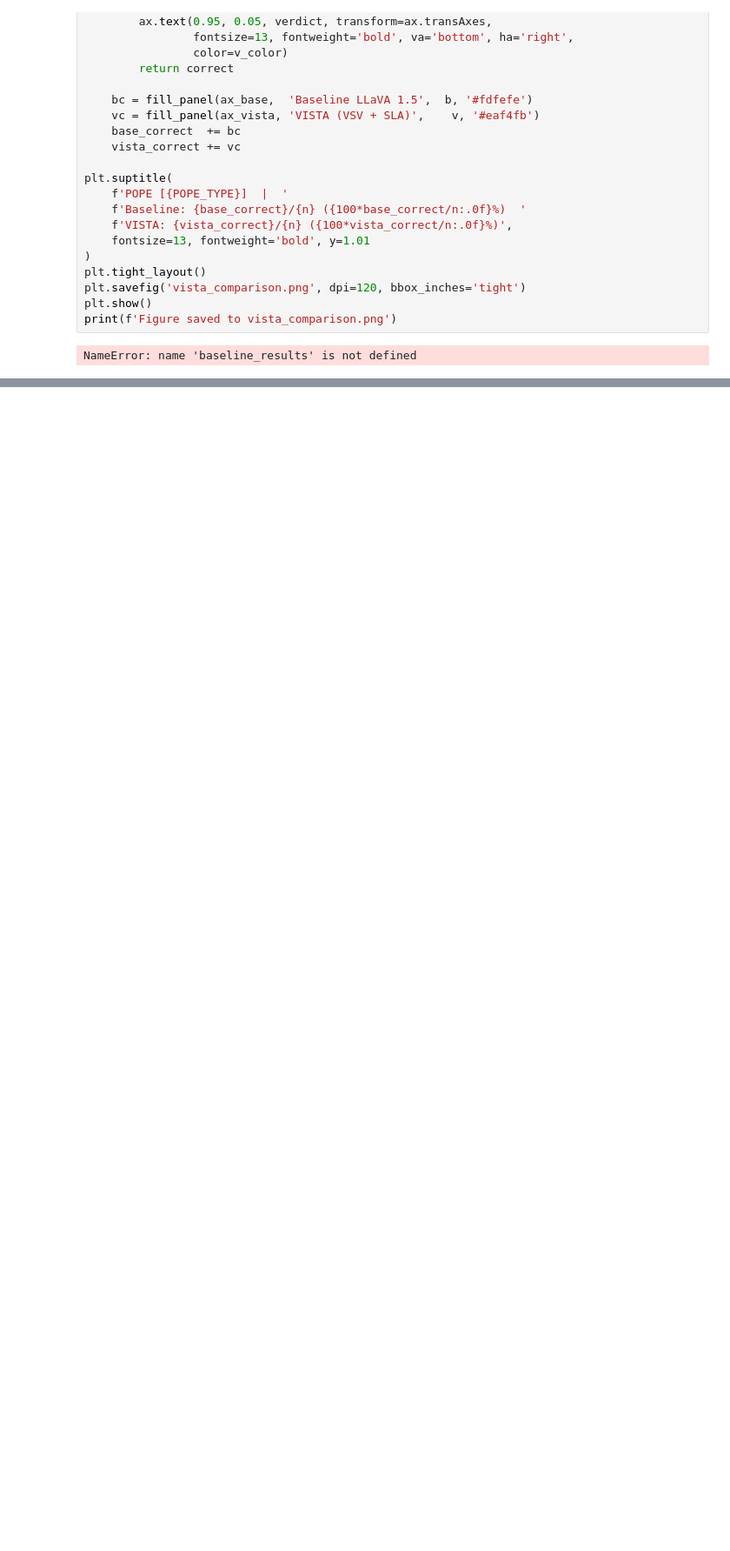
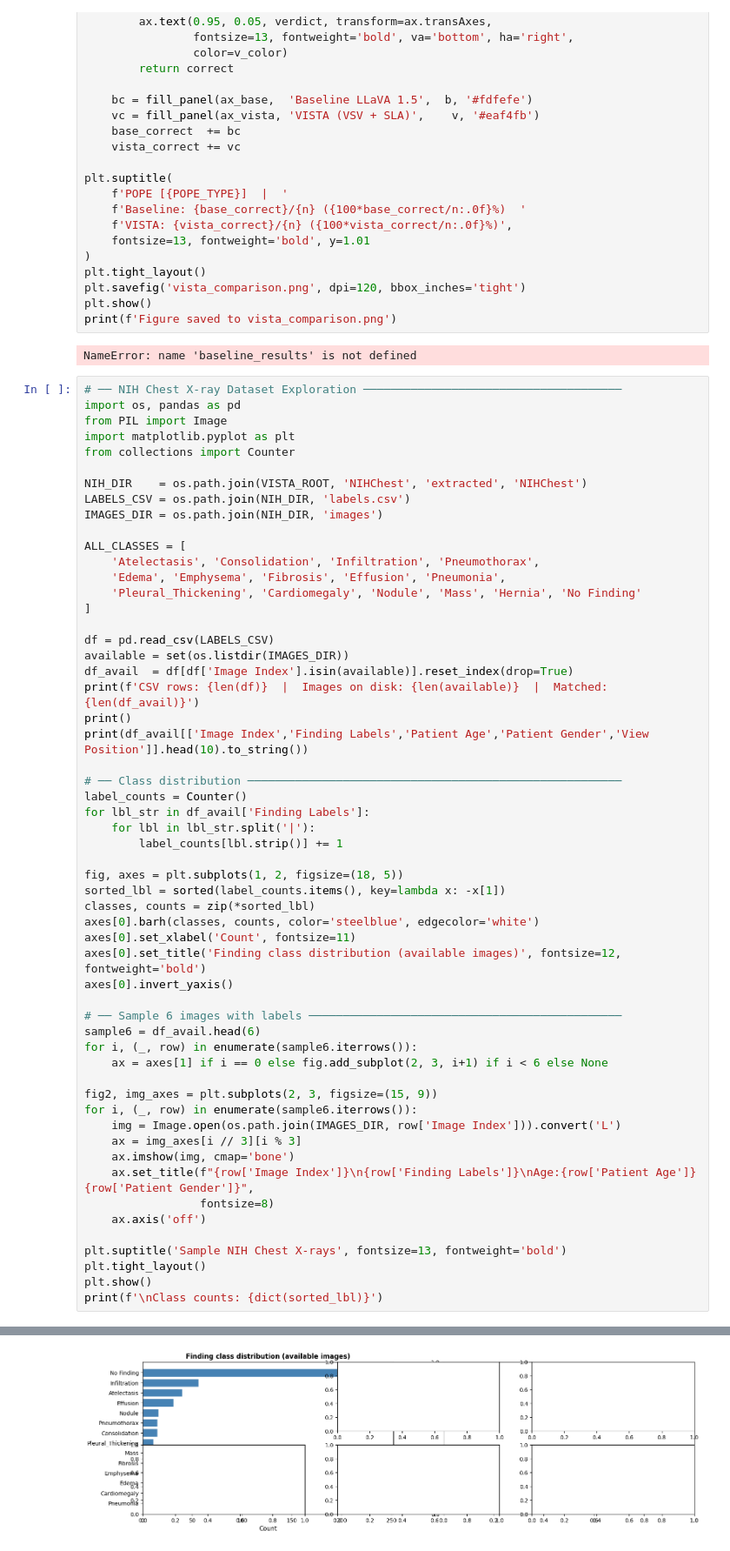
Before and after one commit to himans-iitk/VISTA, a Jupyter notebook: vista_pope_demo.ipynb, the cells around one changed output, grey strips where cells are left out. Shown at 87% size. Saved outputs shown, nothing was run; the diff lists cells and outputs as text; blank space fills up the shorter version.

```diff
--- a/vista_pope_demo.ipynb
+++ b/vista_pope_demo.ipynb
@@ -468,3 +497,60 @@ plt.show()
 print(f'Figure saved to vista_comparison.png')
 # %% [output]
 NameError: name 'baseline_results' is not defined
+# %%
+# ── NIH Chest X-ray Dataset Exploration ──────────────────────────────────────
+import os, pandas as pd
+from PIL import Image
+import matplotlib.pyplot as plt
+from collections import Counter
+
+NIH_DIR    = os.path.join(VISTA_ROOT, 'NIHChest', 'extracted', 'NIHChest')
+LABELS_CSV = os.path.join(NIH_DIR, 'labels.csv')
+IMAGES_DIR = os.path.join(NIH_DIR, 'images')
+
+ALL_CLASSES = [
+    'Atelectasis', 'Consolidation', 'Infiltration', 'Pneumothorax',
+    'Edema', 'Emphysema', 'Fibrosis', 'Effusion', 'Pneumonia',
+    'Pleural_Thickening', 'Cardiomegaly', 'Nodule', 'Mass', 'Hernia', 'No Finding'
+]
+
+df = pd.read_csv(LABELS_CSV)
+available = set(os.listdir(IMAGES_DIR))
+df_avail  = df[df['Image Index'].isin(available)].reset_index(drop=True)
+print(f'CSV rows: {len(df)}  |  Images on disk: {len(available)}  |  Matched: {len(df_avail)}')
+print()
+print(df_avail[['Image Index','Finding Labels','Patient Age','Patient Gender','View Position']].head(10).to_string())
+
+# ── Class distribution ───────────────────────────────────────────────────────
+label_counts = Counter()
+for lbl_str in df_avail['Finding Labels']:
+    for lbl in lbl_str.split('|'):
+        label_counts[lbl.strip()] += 1
+
+fig, axes = plt.subplots(1, 2, figsize=(18, 5))
+sorted_lbl = sorted(label_counts.items(), key=lambda x: -x[1])
+classes, counts = zip(*sorted_lbl)
+axes[0].barh(classes, counts, color='steelblue', edgecolor='white')
+axes[0].set_xlabel('Count', fontsize=11)
+axes[0].set_title('Finding class distribution (available images)', fontsize=12, fontweight='bold')
+axes[0].invert_yaxis()
+
+# ── Sample 6 images with labels ──────────────────────────────────────────────
+sample6 = df_avail.head(6)
+for i, (_, row) in enumerate(sample6.iterrows()):
+    ax = axes[1] if i == 0 else fig.add_subplot(2, 3, i+1) if i < 6 else None
+
+fig2, img_axes = plt.subplots(2, 3, figsize=(15, 9))
+for i, (_, row) in enumerate(sample6.iterrows()):
+    img = Image.open(os.path.join(IMAGES_DIR, row['Image Index'])).convert('L')
+    ax = img_axes[i // 3][i % 3]
+    ax.imshow(img, cmap='bone')
+    ax.set_title(f"{row['Image Index']}\n{row['Finding Labels']}\nAge:{row['Patient Age']} {row['Patient Gender']}",
+                 fontsize=8)
+    ax.axis('off')
+
+plt.suptitle('Sample NIH Chest X-rays', fontsize=13, fontweight='bold')
+plt.tight_layout()
+plt.show()
+print(f'\nClass counts: {dict(sorted_lbl)}')
+# %% [output]
@@ -470,0 +570 @@ NameError: name 'baseline_results' is not defined
+[figure, added]
```
Also changed, not shown: parts of 11 cells of this notebook, 3 other files.
